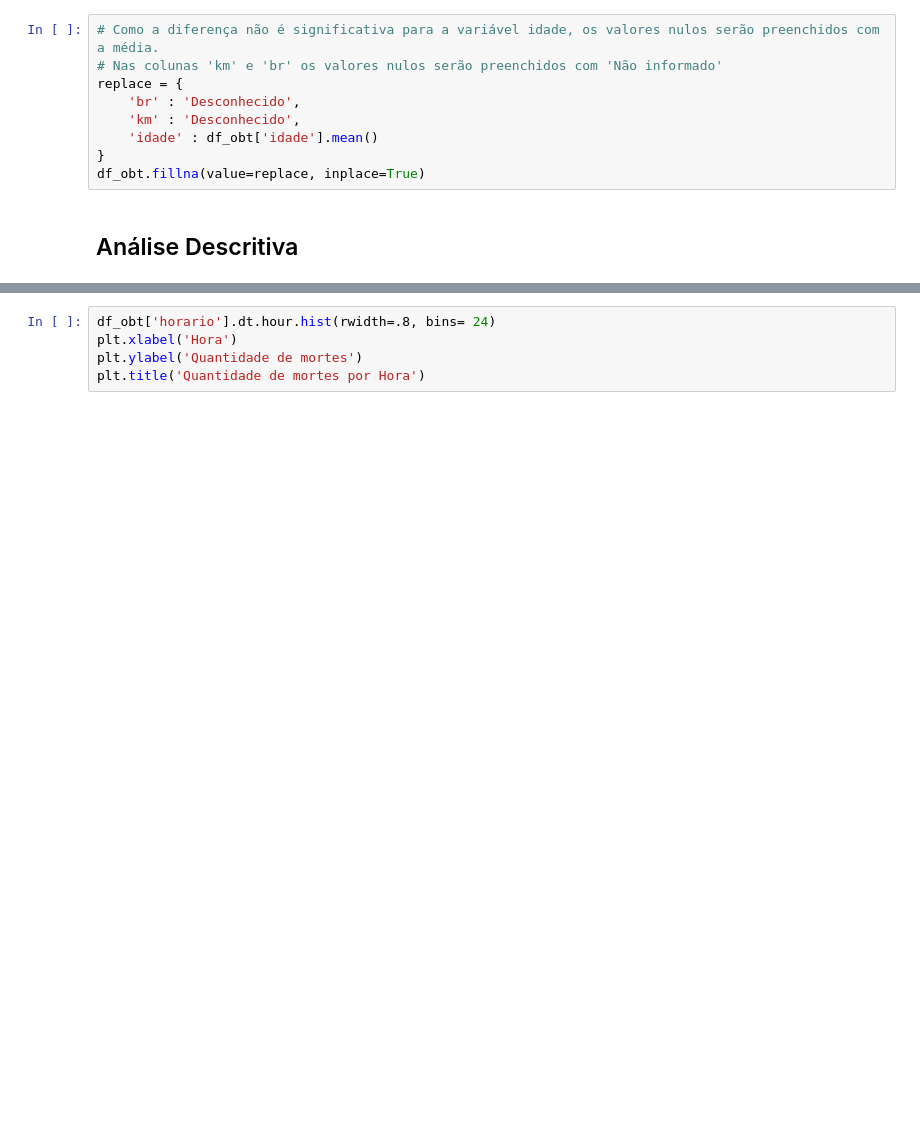
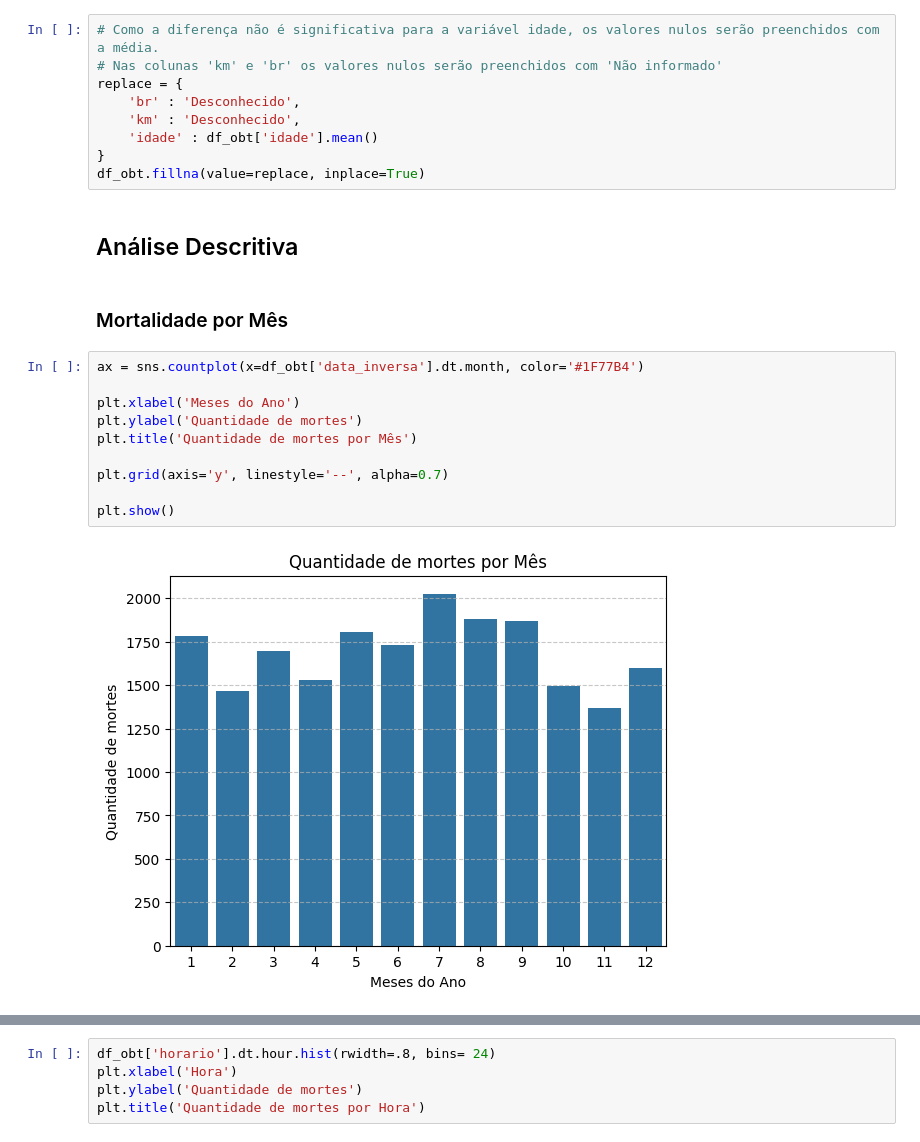
Before and after one commit to Michael-SvCruz/Analise_dados_PRF_acidentes, a Jupyter notebook: analise_acidentes_rodovias.ipynb, the cells around one changed output, grey strips where cells are left out. Cells and saved outputs as stored; diff of their text form; blank space fills up the shorter version.

```diff
--- a/analise_acidentes_rodovias.ipynb
+++ b/analise_acidentes_rodovias.ipynb
@@ -176,5 +176,19 @@ replace = {
 df_obt.fillna(value=replace, inplace=True)
 # %% [markdown]
 ## Análise Descritiva
+# %% [markdown]
+### Mortalidade por Mês
+# %%
+ax = sns.countplot(x=df_obt['data_inversa'].dt.month, color='#1F77B4')
+
+plt.xlabel('Meses do Ano')
+plt.ylabel('Quantidade de mortes')
+plt.title('Quantidade de mortes por Mês')
+
+plt.grid(axis='y', linestyle='--', alpha=0.7)
+
+plt.show()
+# %% [output]
+[figure, added]
 # %%
 df_obt['data_inversa'].dt.month.hist(rwidth=.8, bins= 12)
```
Also changed, not shown: parts of 18 cells of this notebook.
